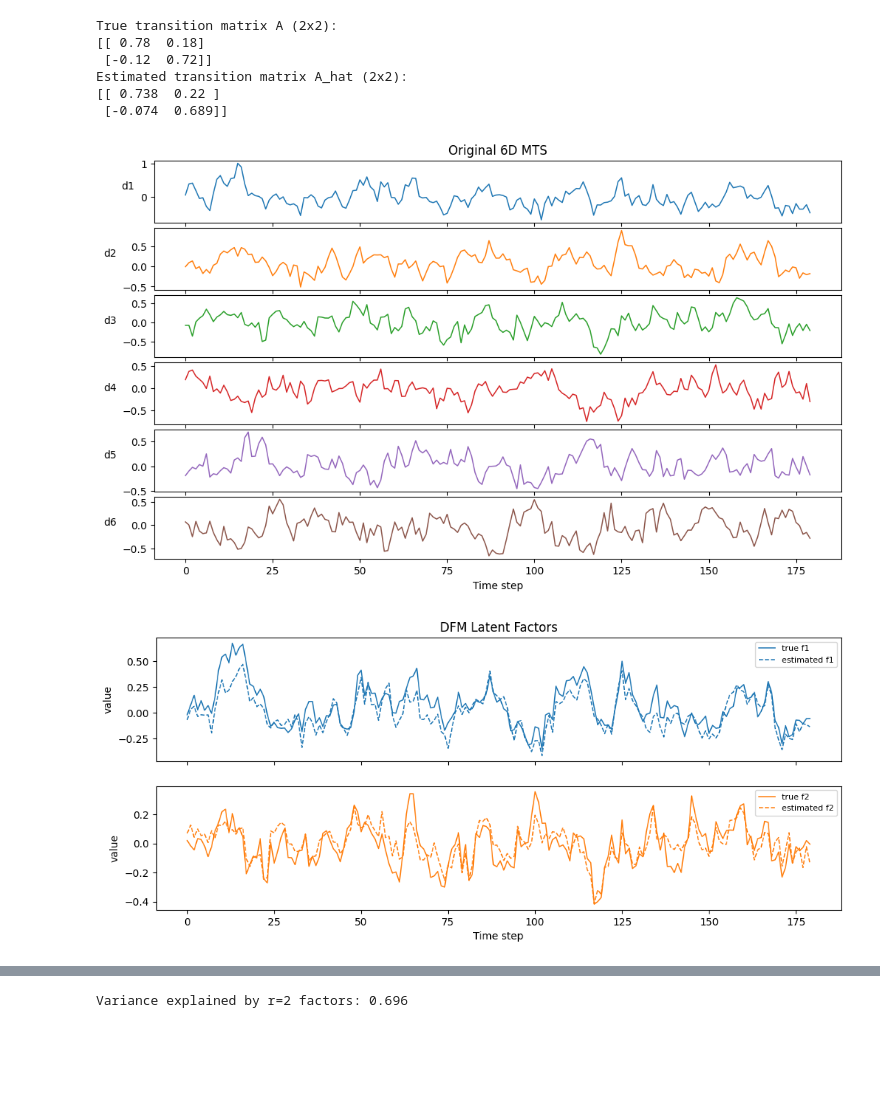
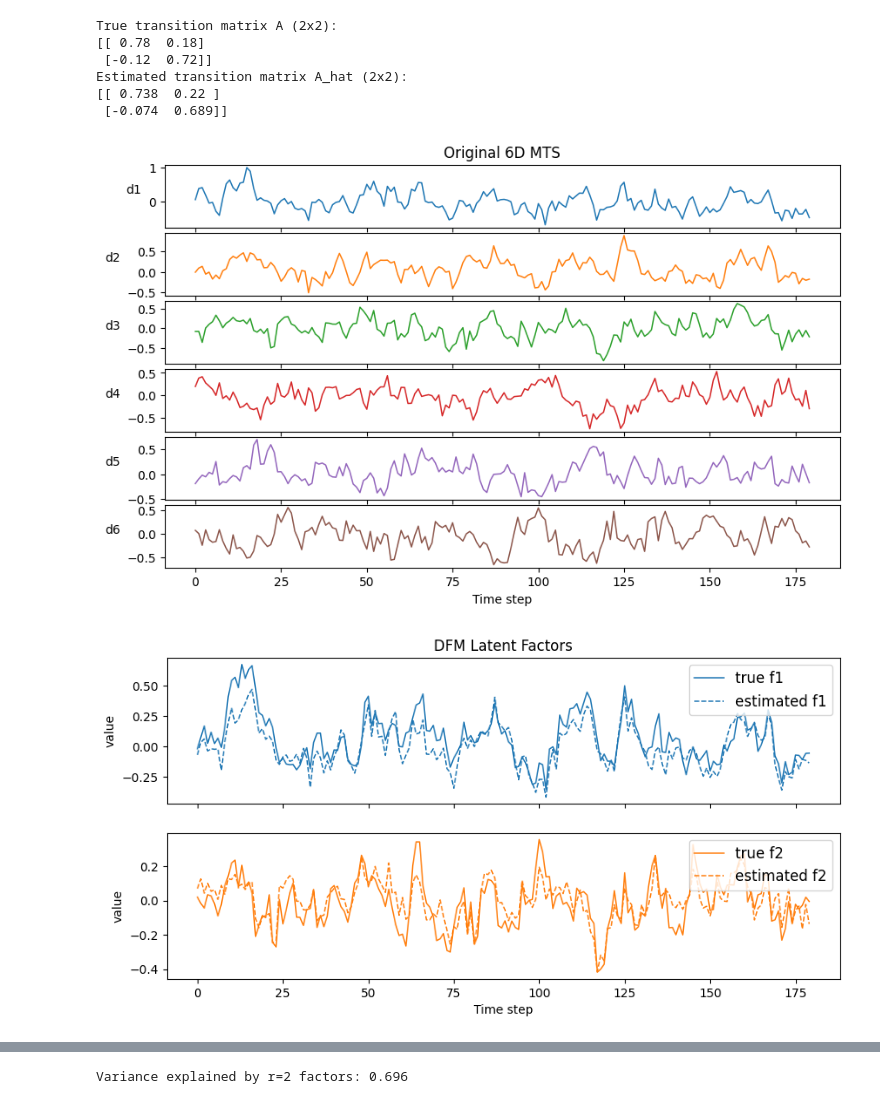
Before and after one commit to NetManAIOps/sktime, a Jupyter notebook: lectures/lec2/DFM.ipynb, the cells around one changed output, grey strips where cells are left out. Drawn from its saved outputs; the diff is of its cells as text; code cells hidden in the pictures; blank space fills up the shorter version.

```diff
--- a/lectures/lec2/DFM.ipynb
+++ b/lectures/lec2/DFM.ipynb
@@ -107,7 +107,7 @@ Estimated transition matrix A_hat (2x2):
 
 # (a) Original 6D MTS (compact 6x1)
 dim_colors = plt.cm.tab10(np.arange(m))
-fig, axes = plt.subplots(m, 1, figsize=(12, 7), sharex=True)
+fig, axes = plt.subplots(m, 1, figsize=(10, 6), sharex=True)
 for i in range(m):
     axes[i].plot(t, X[i, :], color=dim_colors[i], linewidth=1.1)
     axes[i].set_ylabel(f"d{i+1}", rotation=0, labelpad=12)
@@ -117,37 +117,37 @@ fig.subplots_adjust(hspace=0.08)
 plt.show()
 
 # (b) Latent factors (2D): true vs estimated-aligned
-fig, axes = plt.subplots(r, 1, figsize=(12, 4.8), sharex=True)
+fig, axes = plt.subplots(r, 1, figsize=(10, 4.8), sharex=True)
 factor_colors = ["tab:blue", "tab:orange"]
 for i in range(r):
     axes[i].plot(t, F_true[i, :], color=factor_colors[i], linewidth=1.1, label=f"true f{i+1}")
     axes[i].plot(t, F_hat_aligned[i, :], color=factor_colors[i], linewidth=1.1, linestyle="--", label=f"estimated f{i+1}")
     axes[i].set_ylabel("value")
-    axes[i].legend(loc="upper right", fontsize=8)
+    axes[i].legend(loc="upper right", fontsize=12)
 axes[0].set_title("DFM Latent Factors")
 axes[-1].set_xlabel("Time step")
 fig.subplots_adjust(hspace=0.20)
 plt.show()
 
 # (c) Reconstruction comparison (6x1): orig vs dfm_rec
 X_rec = X_hat + X_mean
-fig, axes = plt.subplots(m, 1, figsize=(12, 7), sharex=True)
+fig, axes = plt.subplots(m, 1, figsize=(10, 6), sharex=True)
 for i in range(m):
     c = dim_colors[i]
     axes[i].plot(t, X[i, :], color=c, linewidth=1.2, linestyle="-", label="orig")
     axes[i].plot(t, X_rec[i, :], color=c, linewidth=1.0, linestyle="--", label="dfm_rec")
     axes[i].set_ylabel(f"d{i+1}", rotation=0, labelpad=12)
 axes[0].set_title("DFM Reconstruction")
 axes[0].legend(loc="upper right", ncol=2, fontsize=8)
 axes[-1].set_xlabel("Time step")
 fig.subplots_adjust(hspace=0.08)
 plt.show()
 
 # (d) Variance explained
 ss_total = np.sum((Xc)**2)
 ss_common = np.sum((X_hat)**2)
 ve = ss_common / ss_total
 print(f"Variance explained by r={r} factors: {ve:.3f}")
 # %% [output]
-[figure, old version]
+[figure, new version]
-[figure, old version]
+[figure, new version]
```
Also changed, not shown: parts of 1 cell of this notebook.
